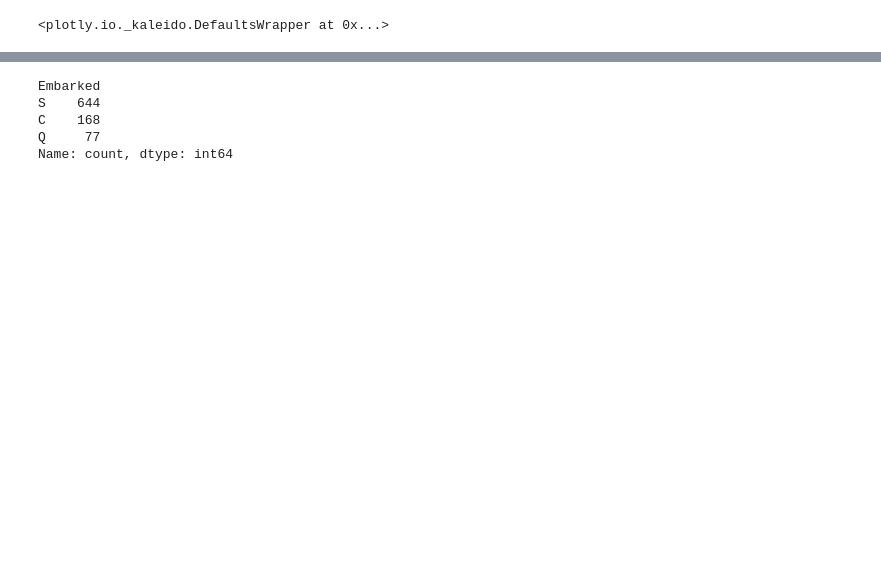
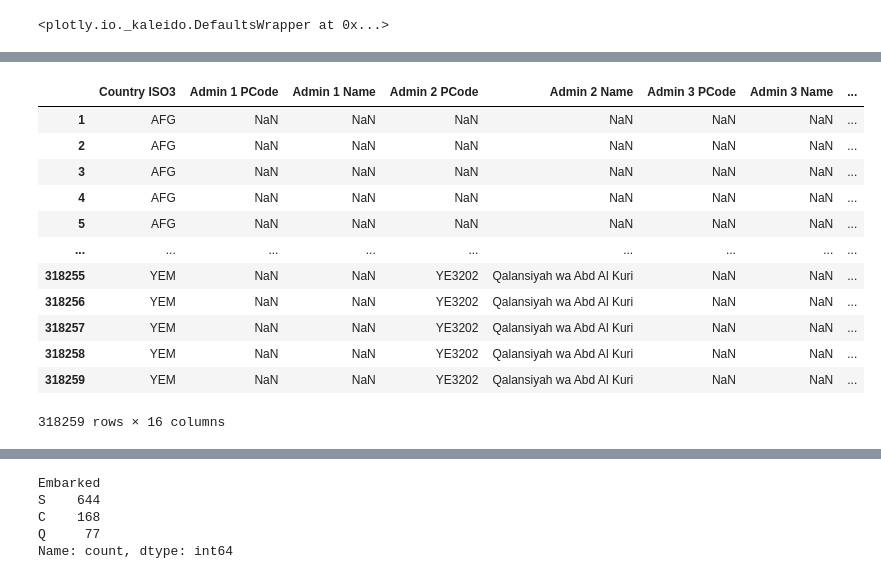
Before and after one commit to nevillemakoyi/dataviz, a Jupyter notebook: notebooks/rapport.ipynb, the cells around one changed output, grey strips where cells are left out. Saved outputs shown, nothing was run; the diff lists cells and outputs as text; code cells hidden in the pictures; blank space fills up the shorter version.

```diff
--- a/notebooks/rapport.ipynb
+++ b/notebooks/rapport.ipynb
@@ -31,0 +15,4 @@ df
+# %%
+hno = r'C:\Users\nmako\Downloads\hpc_hno_2025.csv'
+hno_df = pd.read_csv(hno, sep=',', encoding='latin-1', skiprows=0)
+hno_df.head()
@@ -31,0 +27,18 @@ df
+# %%
+hno_df = hno_df.drop(0)
+# %%
+hno_df
+# %% [output]
+|  | Country ISO3 | Admin 1 PCode | Admin 1 Name | Admin 2 PCode | Admin 2 Name | Admin 3 PCode | Admin 3 Name | ... |
+| 1 | AFG | NaN | NaN | NaN | NaN | NaN | NaN | ... |
+| 2 | AFG | NaN | NaN | NaN | NaN | NaN | NaN | ... |
+| 3 | AFG | NaN | NaN | NaN | NaN | NaN | NaN | ... |
+| 4 | AFG | NaN | NaN | NaN | NaN | NaN | NaN | ... |
+| 5 | AFG | NaN | NaN | NaN | NaN | NaN | NaN | ... |
+| ... | ... | ... | ... | ... | ... | ... | ... | ... |
+| 318255 | YEM | NaN | NaN | YE3202 | Qalansiyah wa Abd Al Kuri | NaN | NaN | ... |
+| 318256 | YEM | NaN | NaN | YE3202 | Qalansiyah wa Abd Al Kuri | NaN | NaN | ... |
+| 318257 | YEM | NaN | NaN | YE3202 | Qalansiyah wa Abd Al Kuri | NaN | NaN | ... |
+| 318258 | YEM | NaN | NaN | YE3202 | Qalansiyah wa Abd Al Kuri | NaN | NaN | ... |
+| 318259 | YEM | NaN | NaN | YE3202 | Qalansiyah wa Abd Al Kuri | NaN | NaN | ... |
+318259 rows × 16 columns
```
Also changed, not shown: parts of 3 cells of this notebook.
